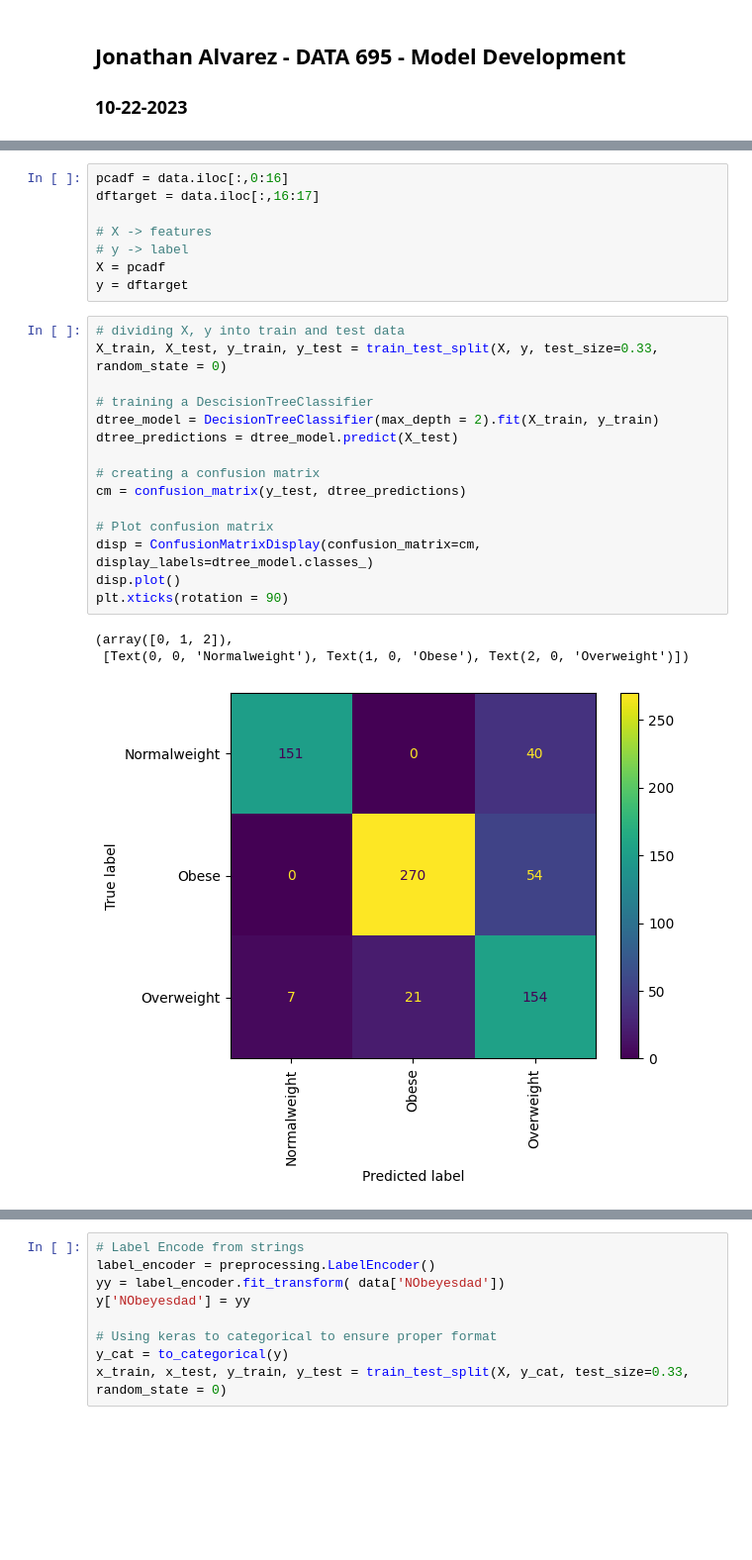
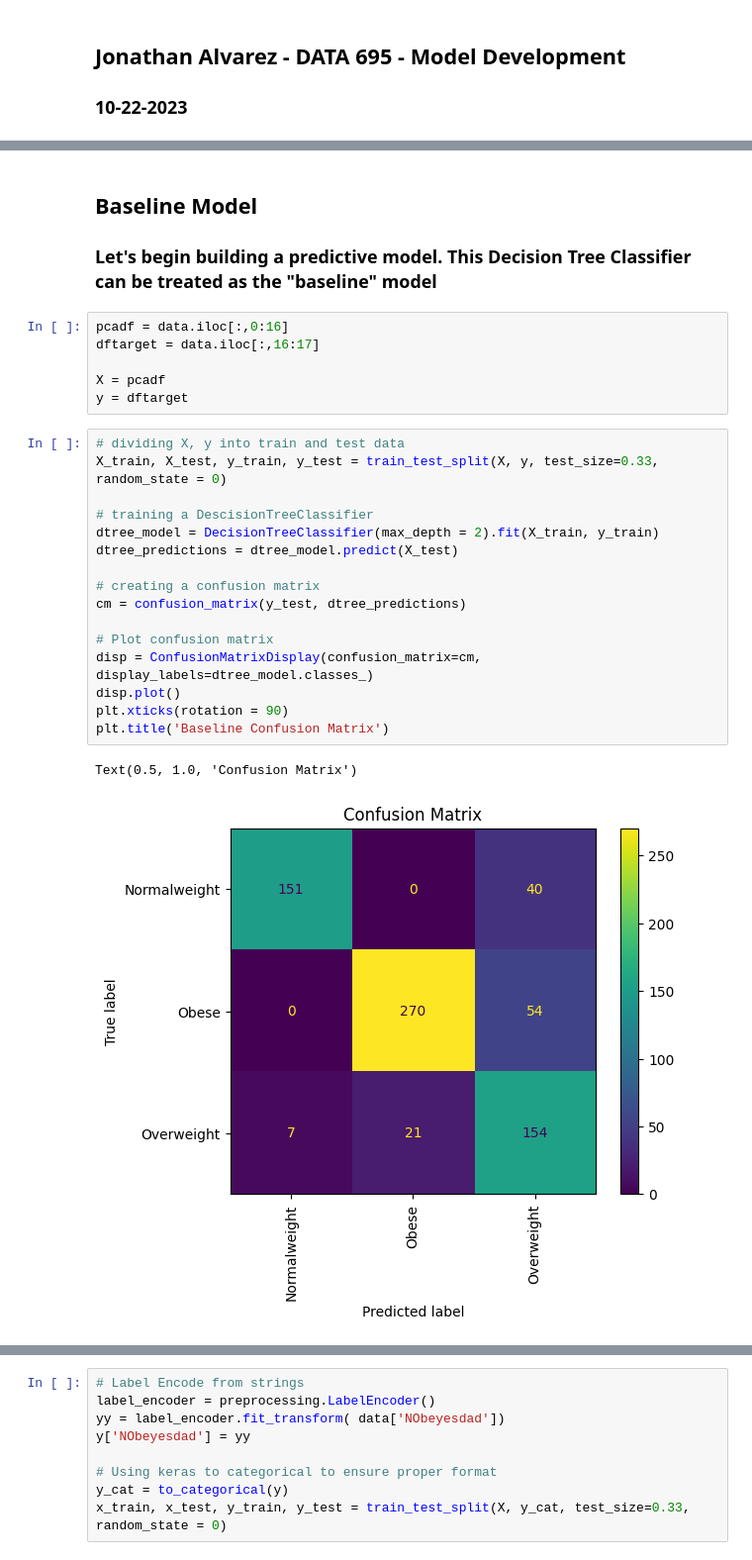
Before and after one commit to pyrds/FranklinU, a Jupyter notebook: DATA695-Model Development.ipynb, the cells around one changed output, grey strips where cells are left out. Shown: that part at 99% size. Saved outputs shown, nothing was run; the diff lists cells and outputs as text; blank space fills up the shorter version.

Commit message:
[enh] added final model dev notebook

```diff
--- a/DATA695-Model Development.ipynb
+++ b/DATA695-Model Development.ipynb
@@ -54,27 +92,28 @@ data['NObeyesdad'] = data.apply(grouplabels, axis=1)
+# %% [markdown]
+## Baseline Model
+### Let's begin building a predictive model. This Decision Tree Classifier can be treated as the "baseline" model
 # %%
 pcadf = data.iloc[:,0:16]
 dftarget = data.iloc[:,16:17]
 
-# X -> features
-# y -> label
 X = pcadf
 y = dftarget
 # %%
 # dividing X, y into train and test data
 X_train, X_test, y_train, y_test = train_test_split(X, y, test_size=0.33, random_state = 0)
 
 # training a DescisionTreeClassifier
 dtree_model = DecisionTreeClassifier(max_depth = 2).fit(X_train, y_train)
 dtree_predictions = dtree_model.predict(X_test)
 
 # creating a confusion matrix
 cm = confusion_matrix(y_test, dtree_predictions)
 
 # Plot confusion matrix
 disp = ConfusionMatrixDisplay(confusion_matrix=cm,  display_labels=dtree_model.classes_)
 disp.plot()
 plt.xticks(rotation = 90)
+plt.title('Baseline Confusion Matrix')
 # %% [output]
-(array([0, 1, 2]),
- [Text(0, 0, 'Normalweight'), Text(1, 0, 'Obese'), Text(2, 0, 'Overweight')])
+Text(0.5, 1.0, 'Confusion Matrix')
-[figure, old version]
+[figure, new version]
```
Also changed, not shown: parts of 31 cells of this notebook.
